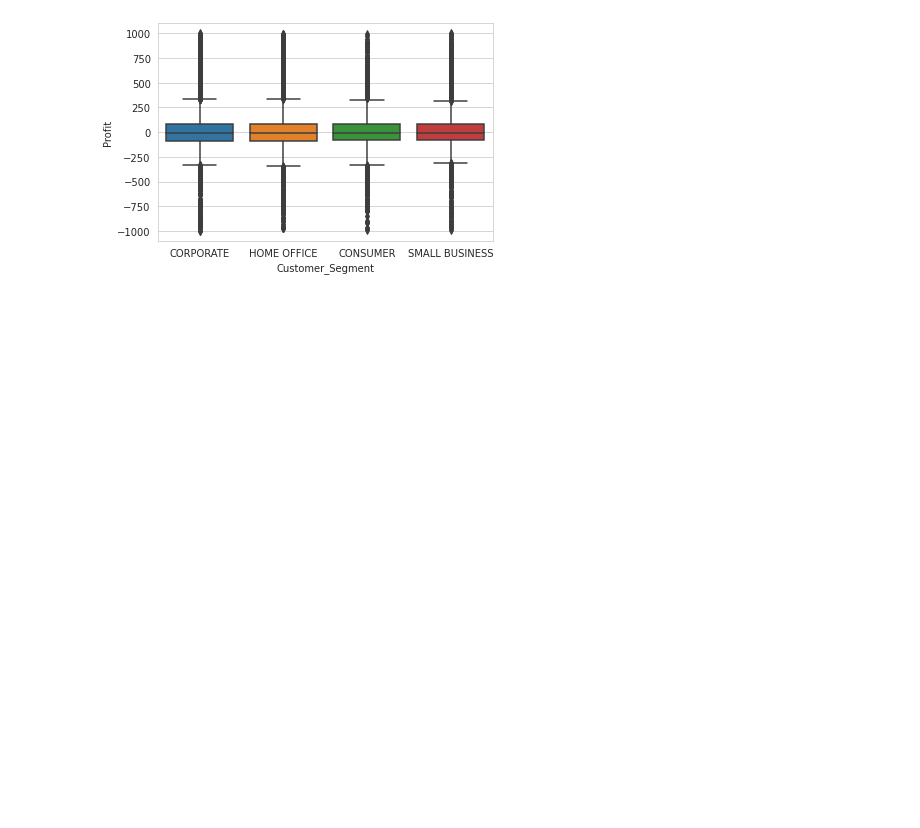
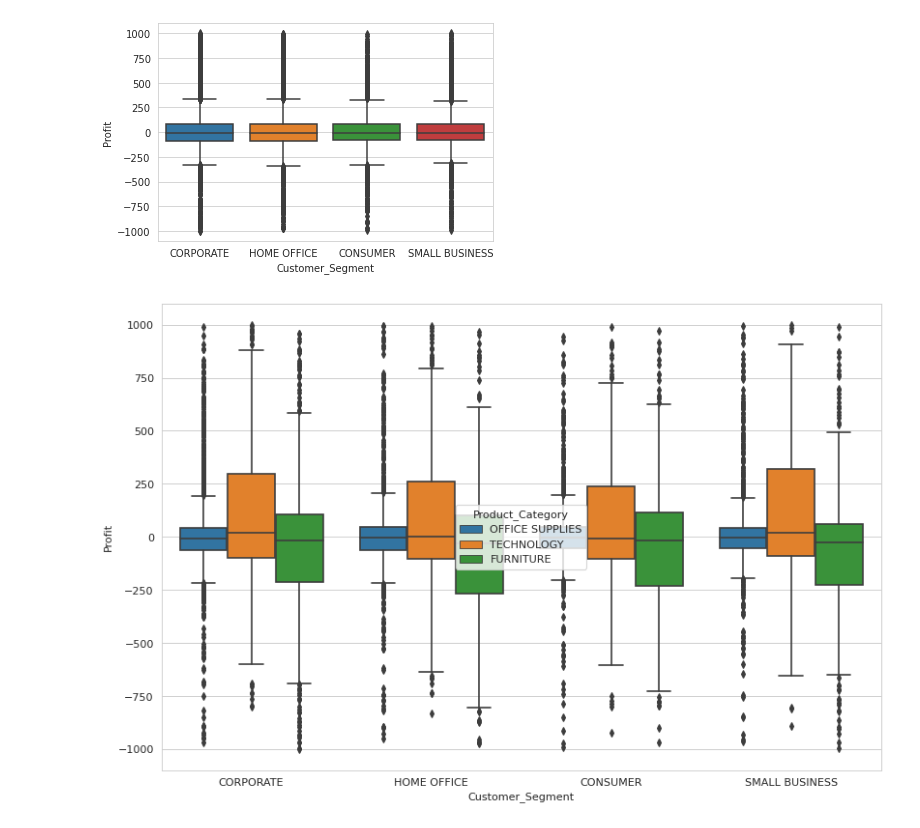
Before and after one commit to Mgrdich/machine_learning_playground, a Jupyter notebook: case_study.ipynb, the cells around one changed output. Saved outputs shown, nothing was run; the diff lists cells and outputs as text; code cells hidden in the pictures; blank space fills up the shorter version.

```diff
--- a/case_study.ipynb
+++ b/case_study.ipynb
@@ -81,3 +81,13 @@ sns.boxplot(x='Customer_Segment',y='Profit',data=df)
 plt.show()
 # %% [output]
 [figure]
+# %%
+# more analysis
+
+# set figure for large size
+plt.figure(num=None,figsize=(12,8),dpi=80,facecolor='w',edgecolor='k')
+
+sns.boxplot(x='Customer_Segment',y='Profit',hue='Product_Category',data=df)
+plt.show()
+# %% [output]
+[figure, added]
```
Also changed, not shown: parts of 4 cells of this notebook.
